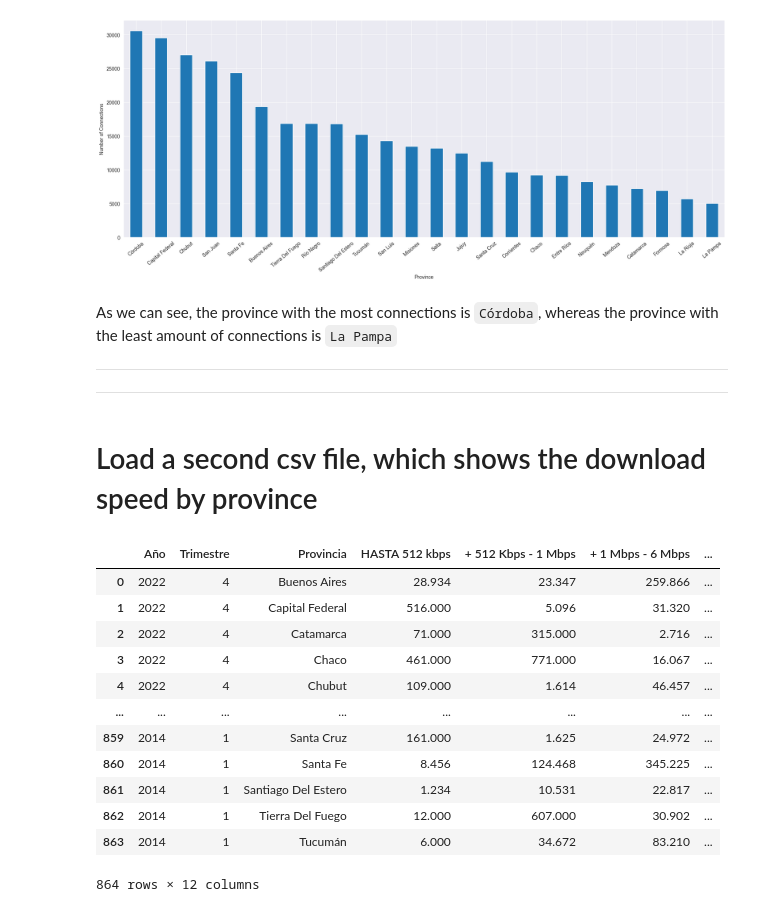
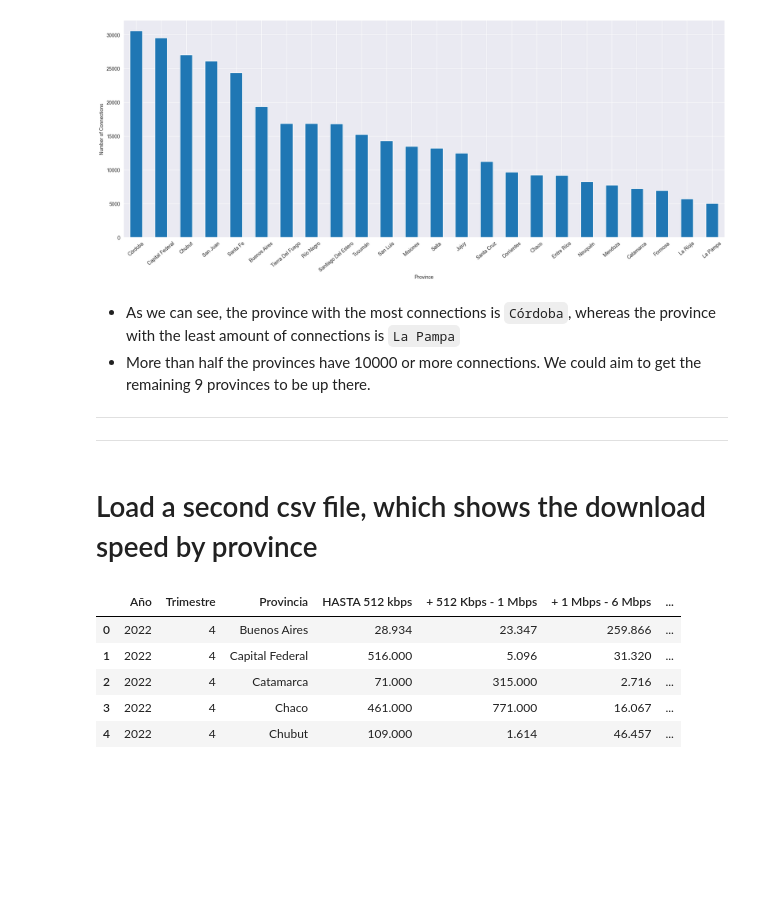
Before and after one commit to PatoMarzi/InternetAccess, a Jupyter notebook: EDAs/Internet_Access.ipynb, the cells around one changed output. Saved outputs shown, nothing was run; the diff lists cells and outputs as text; code cells hidden in the pictures; blank space fills up the shorter version.

```diff
--- a/EDAs/Internet_Access.ipynb
+++ b/EDAs/Internet_Access.ipynb
@@ -239,7 +239,8 @@ plt.show()
 # %% [output]
 [figure]
 # %% [markdown]
-As we can see, the province with the most connections is ``Córdoba``, whereas the province with the least amount of connections is `La Pampa`
+ - As we can see, the province with the most connections is ``Córdoba``, whereas the province with the least amount of connections is `La Pampa`
+ - More than half the provinces have 10000 or more connections. We could aim to get the remaining 9 provinces to be up there.
 ___
 ___
 # %% [markdown]
@@ -247,18 +248,11 @@ ___
 # %%
 df2 = pd.read_csv('../DataSets/Internet_Accesos-por-velocidad_por_pcia.csv', sep = ',')
 # %%
-df2
+df2.head()
 # %% [output]
 |  | Año | Trimestre | Provincia | HASTA 512 kbps | + 512 Kbps - 1 Mbps | + 1 Mbps - 6 Mbps | ... |
 | 0 | 2022 | 4 | Buenos Aires | 28.934 | 23.347 | 259.866 | ... |
 | 1 | 2022 | 4 | Capital Federal | 516.000 | 5.096 | 31.320 | ... |
 | 2 | 2022 | 4 | Catamarca | 71.000 | 315.000 | 2.716 | ... |
 | 3 | 2022 | 4 | Chaco | 461.000 | 771.000 | 16.067 | ... |
 | 4 | 2022 | 4 | Chubut | 109.000 | 1.614 | 46.457 | ... |
-| ... | ... | ... | ... | ... | ... | ... | ... |
-| 859 | 2014 | 1 | Santa Cruz | 161.000 | 1.625 | 24.972 | ... |
-| 860 | 2014 | 1 | Santa Fe | 8.456 | 124.468 | 345.225 | ... |
-| 861 | 2014 | 1 | Santiago Del Estero | 1.234 | 10.531 | 22.817 | ... |
-| 862 | 2014 | 1 | Tierra Del Fuego | 12.000 | 607.000 | 30.902 | ... |
-| 863 | 2014 | 1 | Tucumán | 6.000 | 34.672 | 83.210 | ... |
-864 rows × 12 columns
```
Also changed, not shown: parts of 20 cells of this notebook.
